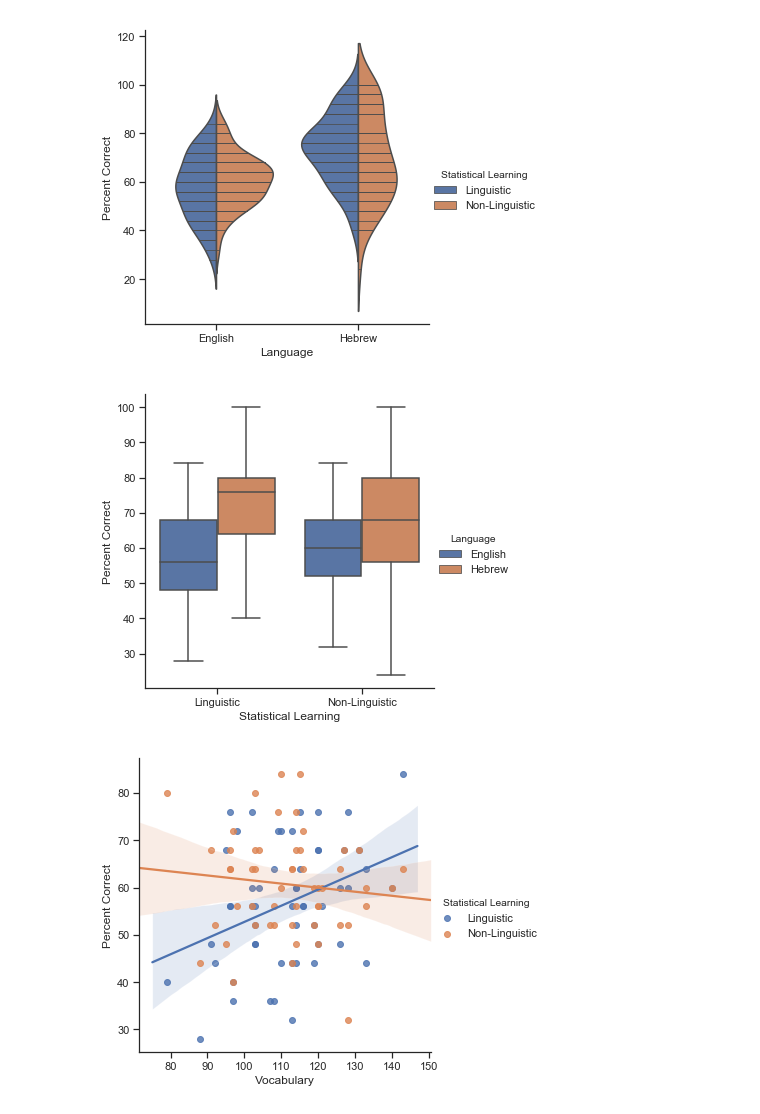
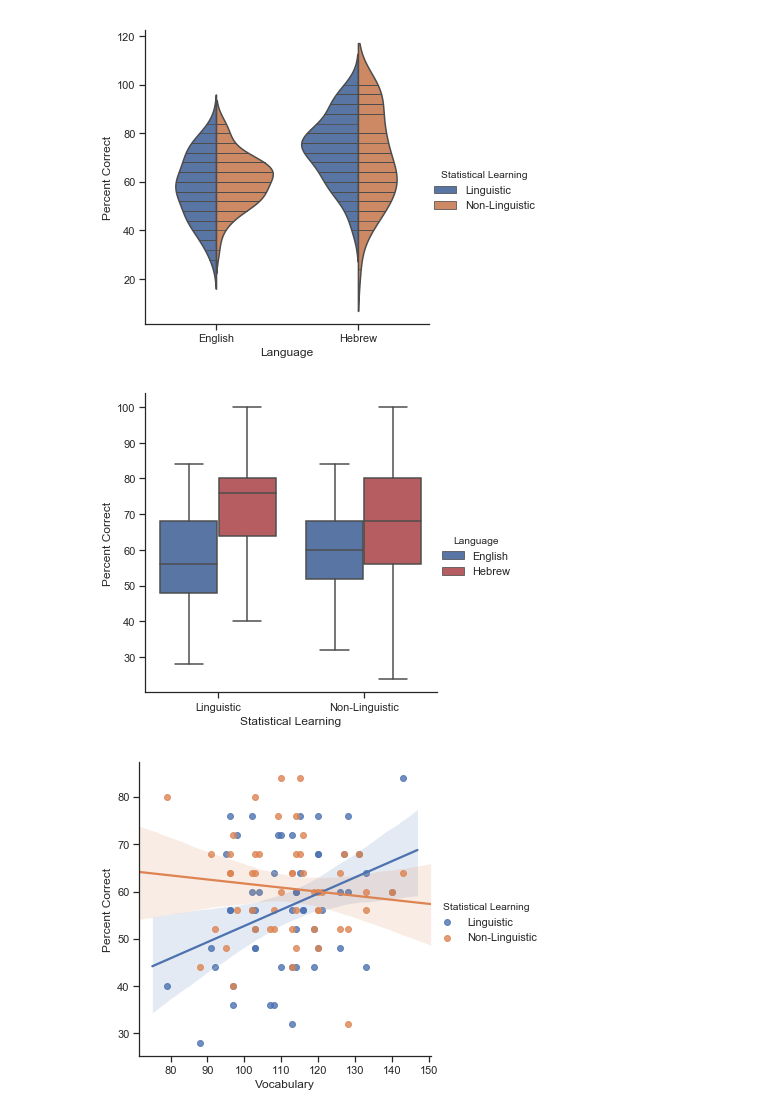
Before and after one commit to Qlab-UDel/qlab, a Jupyter notebook: analysis/heb-analysis/Seaborn_HEB_plot.ipynb, the cells around one changed output. Cells and saved outputs as stored; diff of their text form; code cells hidden in the pictures.

```diff
--- a/analysis/heb-analysis/Seaborn_HEB_plot.ipynb
+++ b/analysis/heb-analysis/Seaborn_HEB_plot.ipynb
@@ -40,9 +40,11 @@ sns.catplot(x="Language", y="Percent Correct", hue="Statistical Learning", kind=
 # %% [output]
 [figure]
 # %%
-sns.catplot(x="Statistical Learning", y="Percent Correct", hue="Language", kind="box", data=df);
+my_pal = {"English": "b", "Hebrew":"r"}
+sns_plot=sns.catplot(x="Statistical Learning", y="Percent Correct", hue="Language", kind="box", palette=my_pal, data=df);
+sns_plot.savefig('Interaction_Boxplot.png')
 # %% [output]
-[figure, old version]
+[figure, new version]
 # %%
 #df.loc[df['SL'] == 'Linguistic']
 #sns.lmplot(x="Vocabulary", y="Percent Correct", col="Statistical Learning", data=df);
```
Also changed, not shown: 1 other file.
